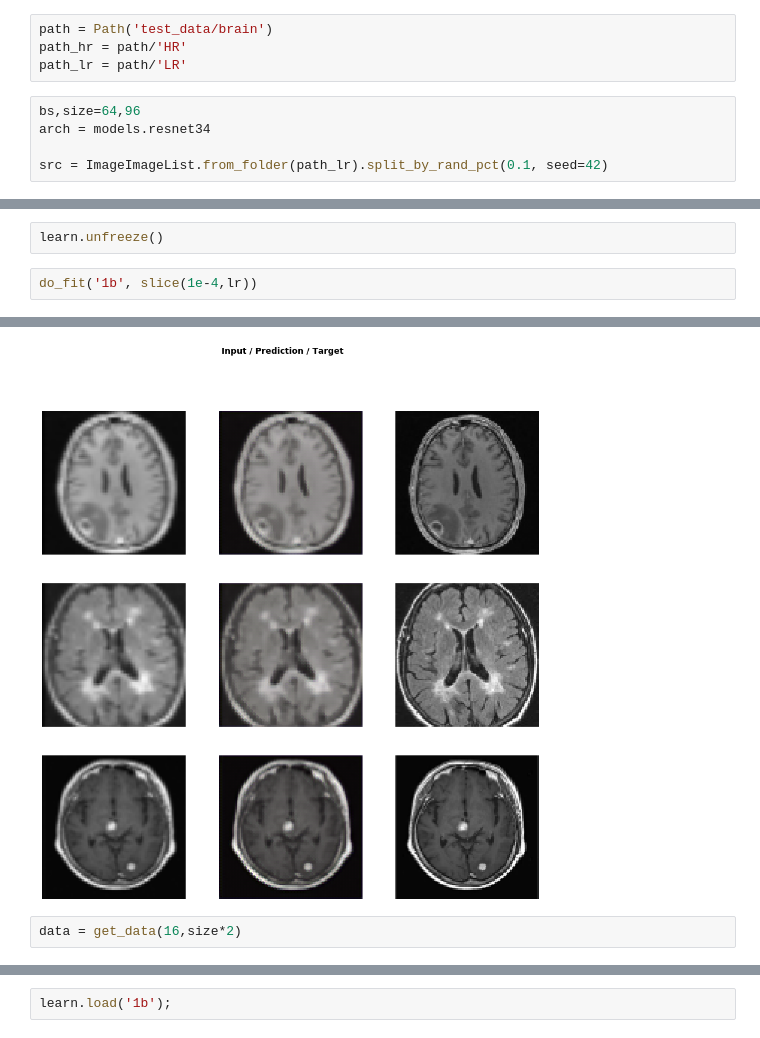
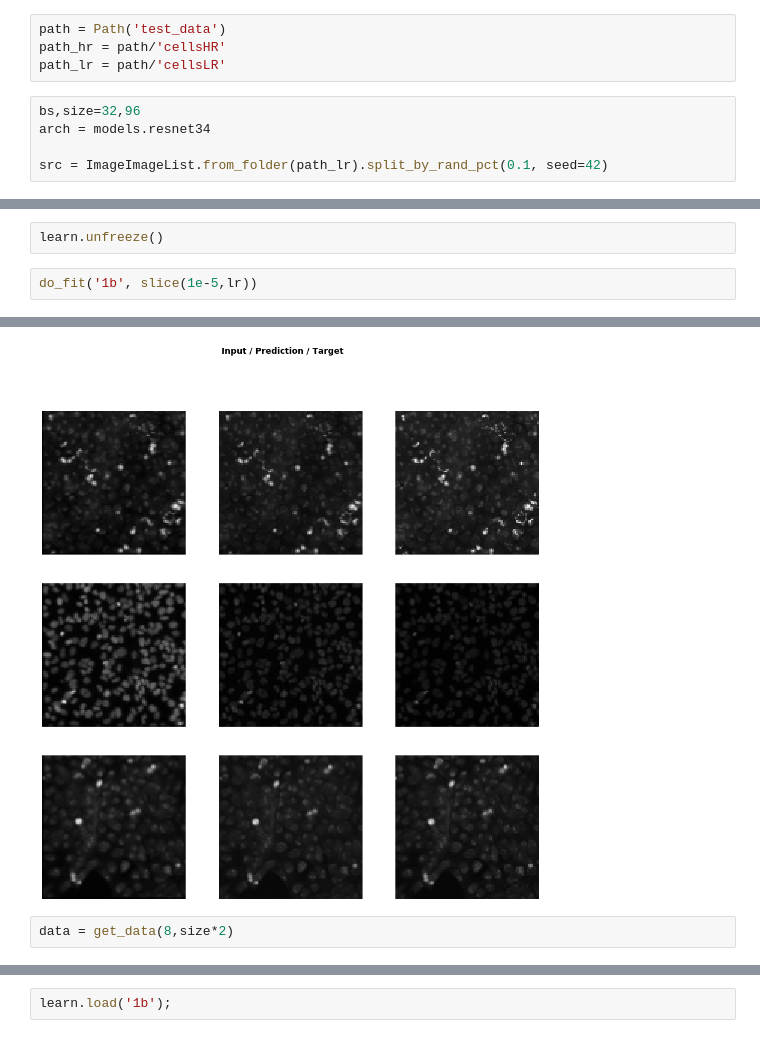
Before and after one commit to nikadilli/elemental-imageing-enhancement, a Jupyter notebook: UNetSR_train.ipynb, the cells around one changed output, grey strips where cells are left out. Saved outputs shown, nothing was run; the diff lists cells and outputs as text.

```diff
--- a/UNetSR_train.ipynb
+++ b/UNetSR_train.ipynb
@@ -13,11 +13,11 @@ from fastai.utils.mem import *
 from torchvision.models import vgg16_bn
 from VGGFeatureLoss import VGG16FeatureLoss
 # %%
-path = Path('test_data/brain')
-path_hr = path/'HR'
-path_lr = path/'LR'
+path = Path('test_data')
+path_hr = path/'cellsHR'
+path_lr = path/'cellsLR'
 # %%
-bs,size=64,96
+bs,size=32,96
 arch = models.resnet34
 
 src = ImageImageList.from_folder(path_lr).split_by_rand_pct(0.1, seed=42)
@@ -83,6 +82,6 @@ plt.savefig('losses.png')
 # %%
 learn.unfreeze()
 # %%
-do_fit('1b', slice(1e-4,lr))
+do_fit('1b', slice(1e-5,lr))
 # %% [output]
 | epoch | train_loss | valid_loss | mean_squared_error | l1_loss | feat_0 | feat_1 | feat_2 | gram_0 | gram_1 | ... |
@@ -99,3 +98,3 @@ do_fit('1b', slice(1e-4,lr))
-[figure, old version]
+[figure, new version]
 # %%
-data = get_data(16,size*2)
+data = get_data(8,size*2)
```
Also changed, not shown: parts of 35 cells of this notebook.
